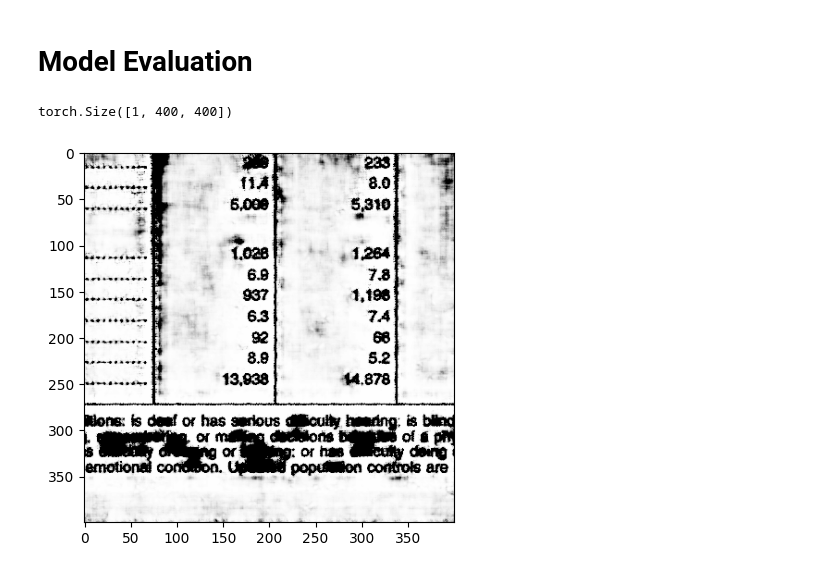
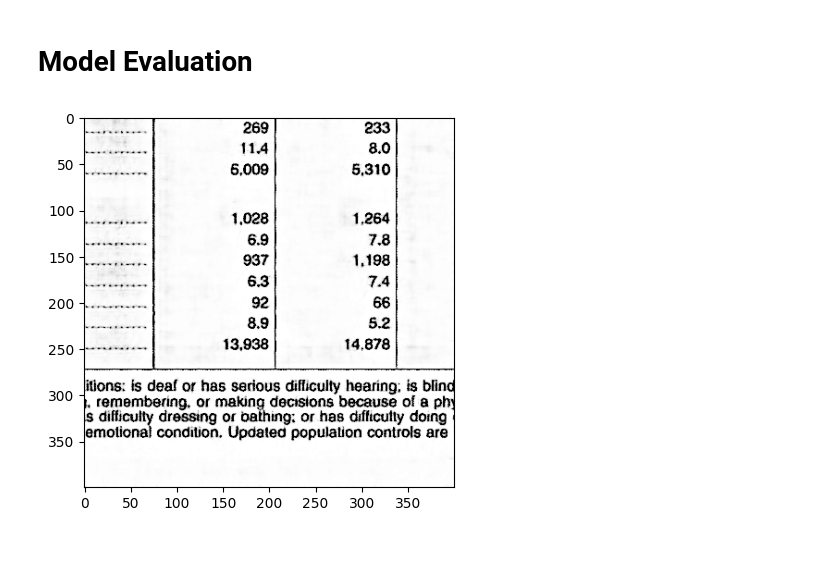
Before and after one commit to dbrambilla13/denoising-shabby-pages, a Jupyter notebook: main.ipynb, the cells around one changed output. Cells and saved outputs as stored; diff of their text form; code cells hidden in the pictures.

Commit message:
best model and add links

```diff
--- a/main.ipynb
+++ b/main.ipynb
@@ -318,20 +324,21 @@ LOCAL_RANK: 0 - CUDA_VISIBLE_DEVICES: [0]
 # %%
 import matplotlib.pyplot as plt
 import torchvision.transforms.functional as F
+# %%
+trained_model = DenoisingNet.load_from_checkpoint('pretty-elevator-27-epoch=236-mse_val=0.017.ckpt').eval().cpu()
 # %%
-model.cpu()
+
 
 for x, y in test_dataset:
     # print(x.shape)
     # img=x
     # img=y
-    img = model(x.detach().unsqueeze(0))
+    img = trained_model(x.detach().cpu().unsqueeze(0))
     # img = y.unsqueeze(0)
 
     img = F.to_pil_image(img.squeeze(0), mode="L")
     plt.imshow(img, cmap="gray")
     plt.show()
     break
 # %% [output]
-torch.Size([1, 400, 400])
-[figure, old version]
+[figure, new version]
```
Also changed, not shown: parts of 1 cell of this notebook, 1 other file.
